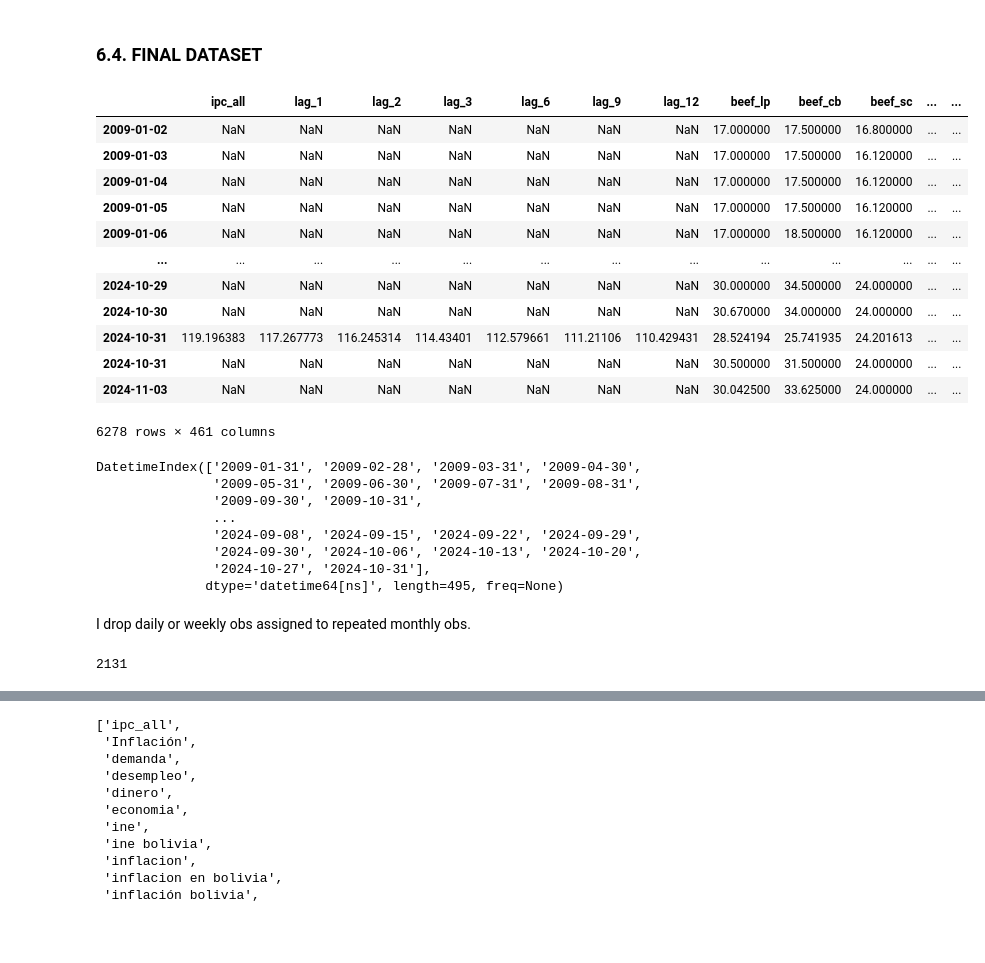
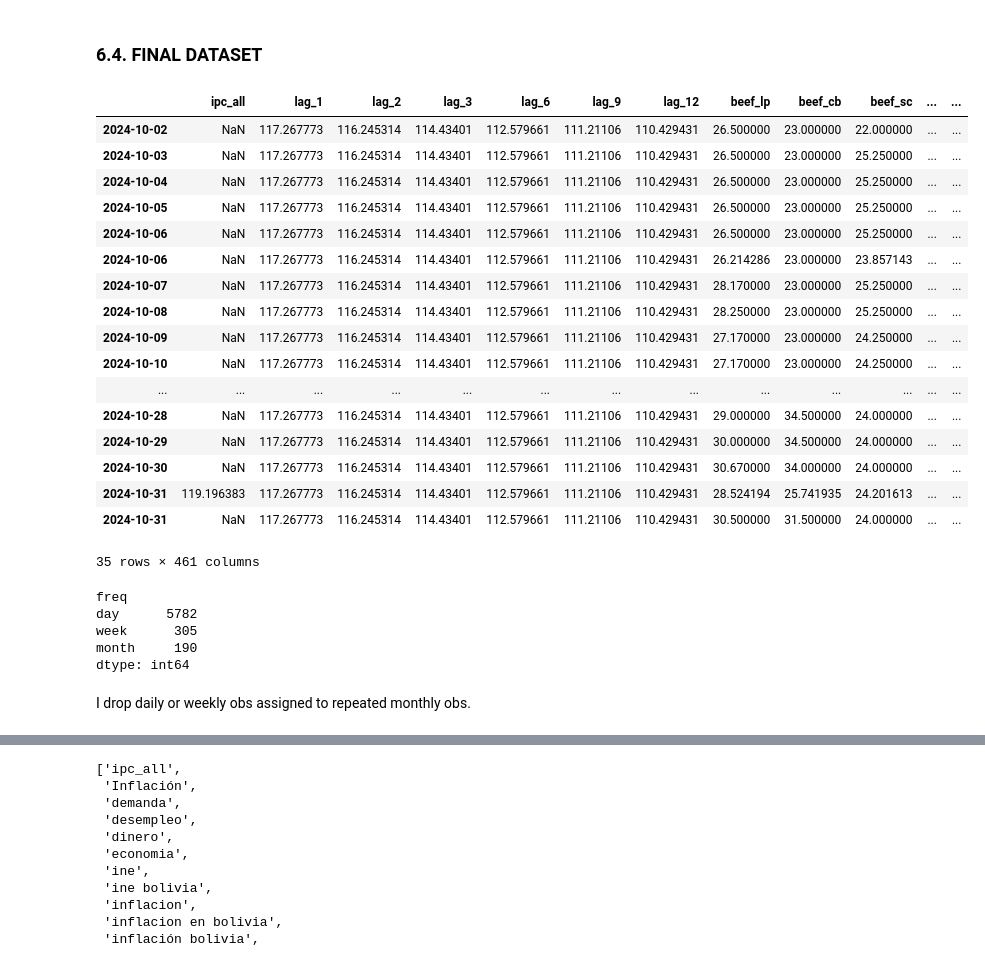
Before and after one commit to osmarbolivar/High-Freq-Inflation-Forecast-2SML, a Jupyter notebook: Data_preprocess.ipynb, the cells around one changed output, grey strips where cells are left out. Drawn from its saved outputs; the diff is of its cells as text; code cells hidden in the pictures; blank space fills up the shorter version.

```diff
--- a/Data_preprocess.ipynb
+++ b/Data_preprocess.ipynb
@@ -793,45 +793,44 @@ D_DATASET.to_csv('./Data/D_DATASET.csv')
 # %%
 dataset_m = M_DATASET.copy()
 dataset_m['freq'] = "month"
 
 dataset_w = W_DATASET.copy()
 dataset_w['freq'] = "week"
 
 dataset_d = D_DATASET.copy()
 dataset_d['freq'] = "day"
 
 dataset_mwd = pd.concat([dataset_m, dataset_w, dataset_d], axis=0).sort_index()
-dataset_mwd
+dataset_mwd.loc[:, ['lag_1', 'lag_2', 'lag_3', 'lag_6', 'lag_9', 'lag_12']] = dataset_mwd.loc[:, ['lag_1', 'lag_2', 'lag_3', 'lag_6', 'lag_9', 'lag_12']].fillna(method='bfill')
+dataset_mwd.loc[:, ['lag_1', 'lag_2', 'lag_3', 'lag_6', 'lag_9', 'lag_12']] = dataset_mwd.loc[:, ['lag_1', 'lag_2', 'lag_3', 'lag_6', 'lag_9', 'lag_12']].fillna(method='ffill')
+dataset_mwd = dataset_mwd.loc[:'2024-10-31']
+dataset_mwd.tail(35)
 # %% [output]
 |  | ipc_all | lag_1 | lag_2 | lag_3 | lag_6 | lag_9 | lag_12 | beef_lp | beef_cb | beef_sc | ... | ... |
-| 2009-01-02 | NaN | NaN | NaN | NaN | NaN | NaN | NaN | 17.000000 | 17.500000 | 16.800000 | ... | ... |
-| 2009-01-03 | NaN | NaN | NaN | NaN | NaN | NaN | NaN | 17.000000 | 17.500000 | 16.120000 | ... | ... |
-| 2009-01-04 | NaN | NaN | NaN | NaN | NaN | NaN | NaN | 17.000000 | 17.500000 | 16.120000 | ... | ... |
-| 2009-01-05 | NaN | NaN | NaN | NaN | NaN | NaN | NaN | 17.000000 | 17.500000 | 16.120000 | ... | ... |
-| 2009-01-06 | NaN | NaN | NaN | NaN | NaN | NaN | NaN | 17.000000 | 18.500000 | 16.120000 | ... | ... |
+| 2024-10-02 | NaN | 117.267773 | 116.245314 | 114.43401 | 112.579661 | 111.21106 | 110.429431 | 26.500000 | 23.000000 | 22.000000 | ... | ... |
+| 2024-10-03 | NaN | 117.267773 | 116.245314 | 114.43401 | 112.579661 | 111.21106 | 110.429431 | 26.500000 | 23.000000 | 25.250000 | ... | ... |
+| 2024-10-04 | NaN | 117.267773 | 116.245314 | 114.43401 | 112.579661 | 111.21106 | 110.429431 | 26.500000 | 23.000000 | 25.250000 | ... | ... |
+| 2024-10-05 | NaN | 117.267773 | 116.245314 | 114.43401 | 112.579661 | 111.21106 | 110.429431 | 26.500000 | 23.000000 | 25.250000 | ... | ... |
+| 2024-10-06 | NaN | 117.267773 | 116.245314 | 114.43401 | 112.579661 | 111.21106 | 110.429431 | 26.500000 | 23.000000 | 25.250000 | ... | ... |
+| 2024-10-06 | NaN | 117.267773 | 116.245314 | 114.43401 | 112.579661 | 111.21106 | 110.429431 | 26.214286 | 23.000000 | 23.857143 | ... | ... |
+| 2024-10-07 | NaN | 117.267773 | 116.245314 | 114.43401 | 112.579661 | 111.21106 | 110.429431 | 28.170000 | 23.000000 | 25.250000 | ... | ... |
+| 2024-10-08 | NaN | 117.267773 | 116.245314 | 114.43401 | 112.579661 | 111.21106 | 110.429431 | 28.250000 | 23.000000 | 25.250000 | ... | ... |
+| 2024-10-09 | NaN | 117.267773 | 116.245314 | 114.43401 | 112.579661 | 111.21106 | 110.429431 | 27.170000 | 23.000000 | 24.250000 | ... | ... |
+| 2024-10-10 | NaN | 117.267773 | 116.245314 | 114.43401 | 112.579661 | 111.21106 | 110.429431 | 27.170000 | 23.000000 | 24.250000 | ... | ... |
 | ... | ... | ... | ... | ... | ... | ... | ... | ... | ... | ... | ... | ... |
-| 2024-10-29 | NaN | NaN | NaN | NaN | NaN | NaN | NaN | 30.000000 | 34.500000 | 24.000000 | ... | ... |
-| 2024-10-30 | NaN | NaN | NaN | NaN | NaN | NaN | NaN | 30.670000 | 34.000000 | 24.000000 | ... | ... |
+| 2024-10-28 | NaN | 117.267773 | 116.245314 | 114.43401 | 112.579661 | 111.21106 | 110.429431 | 29.000000 | 34.500000 | 24.000000 | ... | ... |
+| 2024-10-29 | NaN | 117.267773 | 116.245314 | 114.43401 | 112.579661 | 111.21106 | 110.429431 | 30.000000 | 34.500000 | 24.000000 | ... | ... |
+| 2024-10-30 | NaN | 117.267773 | 116.245314 | 114.43401 | 112.579661 | 111.21106 | 110.429431 | 30.670000 | 34.000000 | 24.000000 | ... | ... |
 | 2024-10-31 | 119.196383 | 117.267773 | 116.245314 | 114.43401 | 112.579661 | 111.21106 | 110.429431 | 28.524194 | 25.741935 | 24.201613 | ... | ... |
-| 2024-10-31 | NaN | NaN | NaN | NaN | NaN | NaN | NaN | 30.500000 | 31.500000 | 24.000000 | ... | ... |
-| 2024-11-03 | NaN | NaN | NaN | NaN | NaN | NaN | NaN | 30.042500 | 33.625000 | 24.000000 | ... | ... |
+| 2024-10-31 | NaN | 117.267773 | 116.245314 | 114.43401 | 112.579661 | 111.21106 | 110.429431 | 30.500000 | 31.500000 | 24.000000 | ... | ... |
-6278 rows × 461 columns
+35 rows × 461 columns
-# %%
-# Check for repeated values in the index
-repeated_indices = dataset_mwd.index[dataset_mwd.index.duplicated()]
-repeated_indices
-# %% [output]
-DatetimeIndex(['2009-01-31', '2009-02-28', '2009-03-31', '2009-04-30',
-               '2009-05-31', '2009-06-30', '2009-07-31', '2009-08-31',
-               '2009-09-30', '2009-10-31',
-               ...
-               '2024-09-08', '2024-09-15', '2024-09-22', '2024-09-29',
-               '2024-09-30', '2024-10-06', '2024-10-13', '2024-10-20',
-               '2024-10-27', '2024-10-31'],
-              dtype='datetime64[ns]', length=495, freq=None)
+# %%
+dataset_mwd.value_counts('freq')
+# %% [output]
+freq
+day      5782
+week      305
+month     190
+dtype: int64
 # %% [markdown]
 I drop daily or weekly obs assigned to repeated monthly obs.
-# %%
-len(pd.date_range(start=dataset_mwd.loc['2019-01-01':'2024-10-31'].index.min(), end=dataset_mwd.loc['2019-01-01':'2024-10-31'].index.max(), freq='D'))
-# %% [output]
-2131
```
Also changed, not shown: parts of 7 cells of this notebook, 3 other files.
